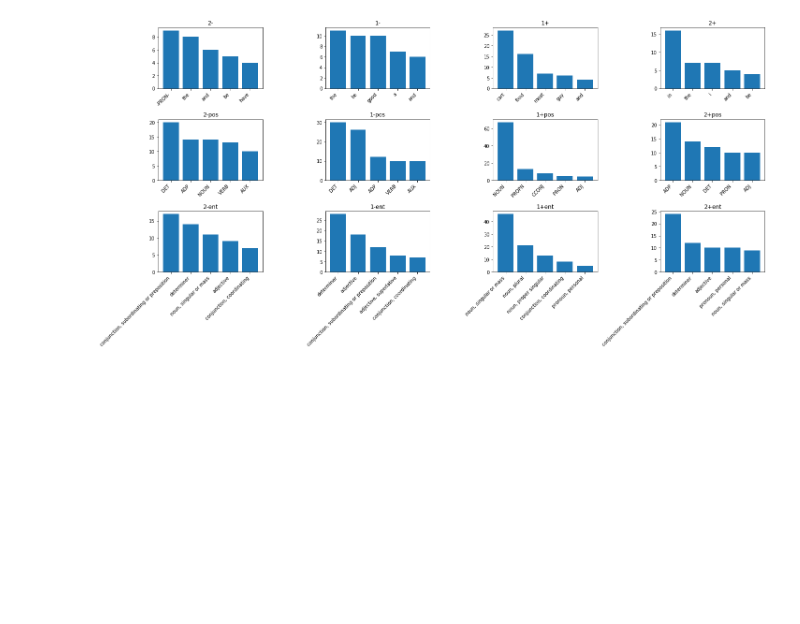
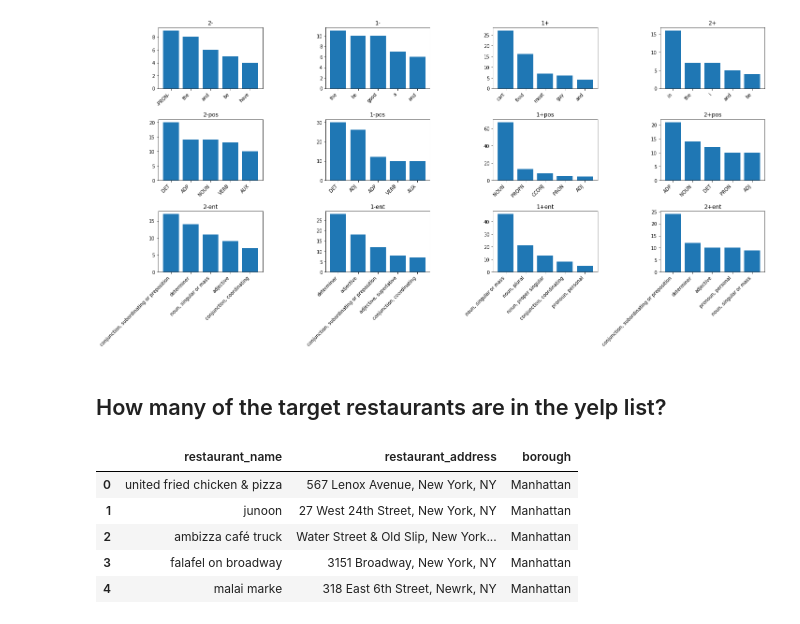
Before and after one commit to WAzaizeh/Halal_o_Meter, a Jupyter notebook: src/data/EDA/Yelp_reviews_EDA.ipynb, the cells around one changed output. Cells and saved outputs as stored; diff of their text form; code cells hidden in the pictures; blank space fills up the shorter version.

```diff
--- a/src/data/EDA/Yelp_reviews_EDA.ipynb
+++ b/src/data/EDA/Yelp_reviews_EDA.ipynb
@@ -189,3 +193,20 @@ plt.tight_layout()
 plt.show()
 # %% [output]
 [figure]
+# %% [markdown]
+## How many of the target restaurants are in the yelp list?
+# %%
+# switch back to sm-project env
+
+%store -r yelp_df
+
+target_df = pd.read_csv('/Users/wesamazaizeh/Desktop/Projects/halal_o_meter/src/data/data_collection/target_list.csv')
+target_df['restaurant_name'] = target_df['restaurant_name'].str.lower()
+target_df.head()
+# %% [output]
+|  | restaurant_name | restaurant_address | borough |
+| 0 | united fried chicken & pizza | 567 Lenox Avenue, New York, NY | Manhattan |
+| 1 | junoon | 27 West 24th Street, New York, NY | Manhattan |
+| 2 | ambizza café truck | Water Street & Old Slip, New York... | Manhattan |
+| 3 | falafel on broadway | 3151 Broadway, New York, NY | Manhattan |
+| 4 | malai marke | 318 East 6th Street, Newrk, NY | Manhattan |
```
Also changed, not shown: parts of 3 cells of this notebook, 4 other files.
